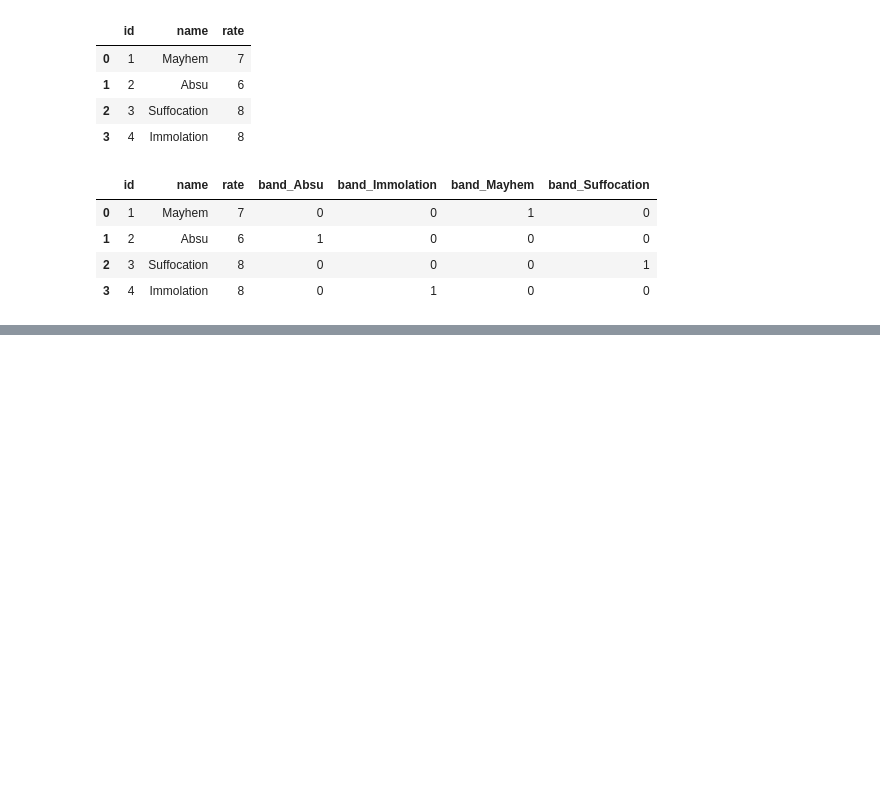
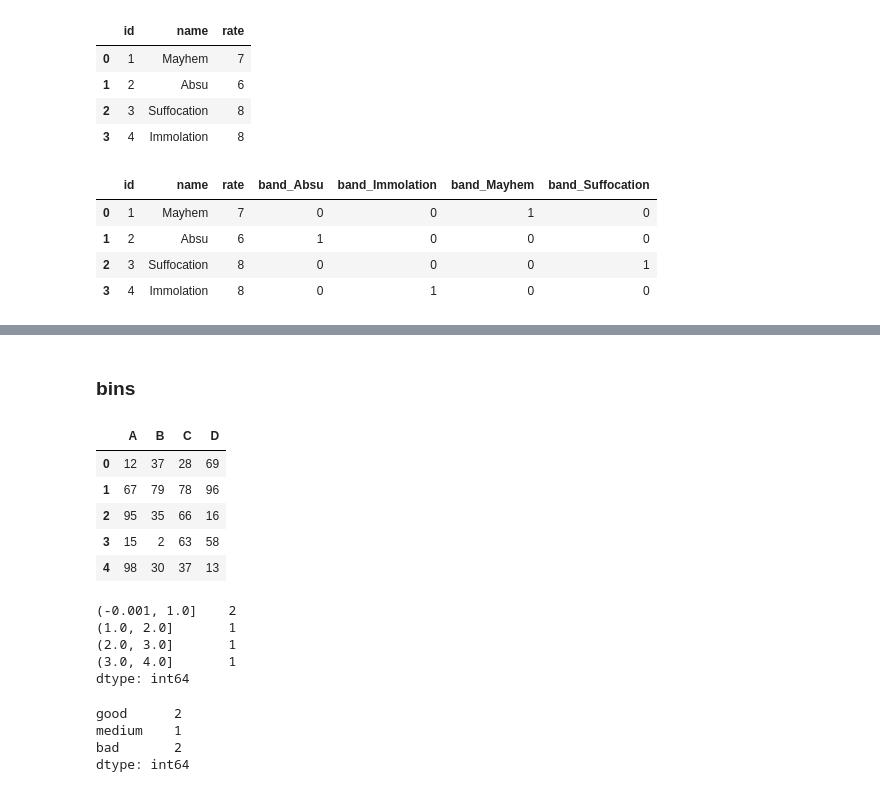
Before and after one commit to DhyegoNieto/acamica, a Jupyter notebook: notebooks/pandas/biblioteca-pandas.ipynb, the cells around one changed output, grey strips where cells are left out. Drawn from its saved outputs; the diff is of its cells as text; code cells hidden in the pictures; blank space fills up the shorter version.

```diff
--- a/notebooks/pandas/biblioteca-pandas.ipynb
+++ b/notebooks/pandas/biblioteca-pandas.ipynb
@@ -990,0 +1018,28 @@ df2
+# %% [markdown]
+### bins
+# %%
+# Creates a DataFrame with random numbers
+df = pd.DataFrame(np.random.randint(0, 100,size=(100, 4)), columns=list('ABCD'))
+df.head()
+# %% [output]
+|  | A | B | C | D |
+| 0 | 12 | 37 | 28 | 69 |
+| 1 | 67 | 79 | 78 | 96 |
+| 2 | 95 | 35 | 66 | 16 |
+| 3 | 15 | 2 | 63 | 58 |
+| 4 | 98 | 30 | 37 | 13 |
+# %%
+pd.qcut(range(5), 4).value_counts()
+# %% [output]
+(-0.001, 1.0]    2
+(1.0, 2.0]       1
+(2.0, 3.0]       1
+(3.0, 4.0]       1
+dtype: int64
+# %%
+pd.qcut(range(5), 3, labels=['good', 'medium', 'bad']).value_counts()
+# %% [output]
+good      2
+medium    1
+bad       2
+dtype: int64
```
Also changed, not shown: parts of 6 cells of this notebook, 13 other files.
